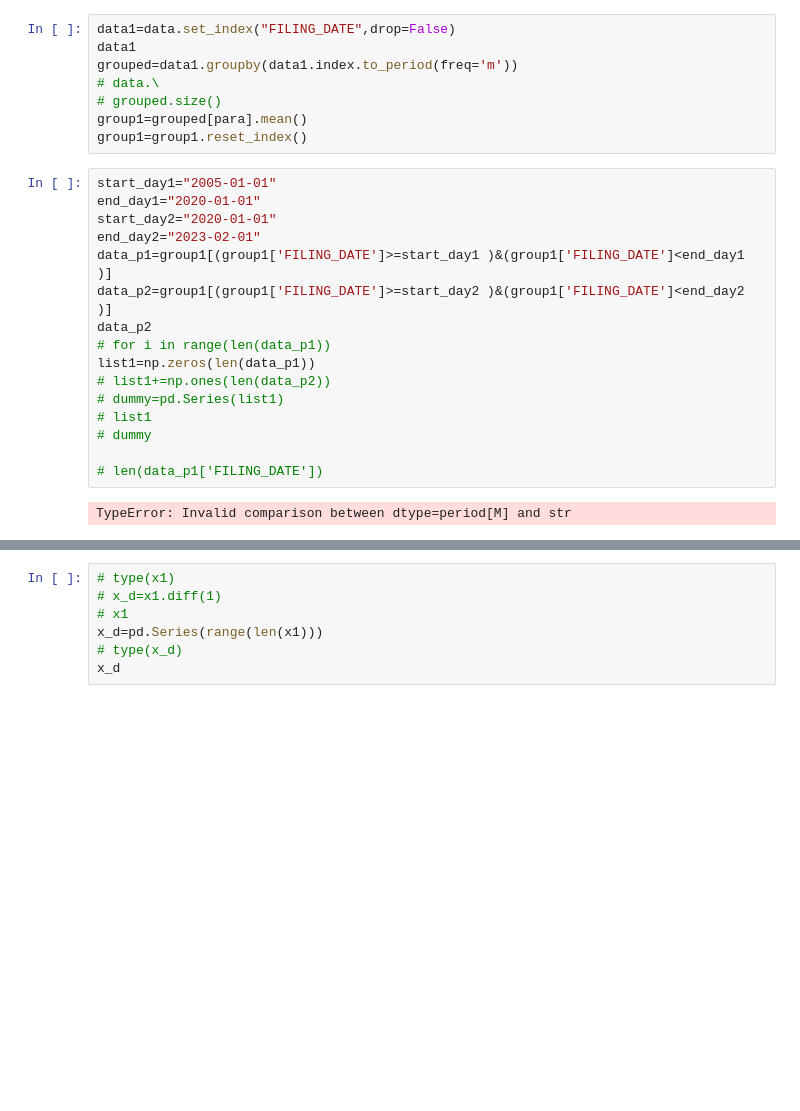
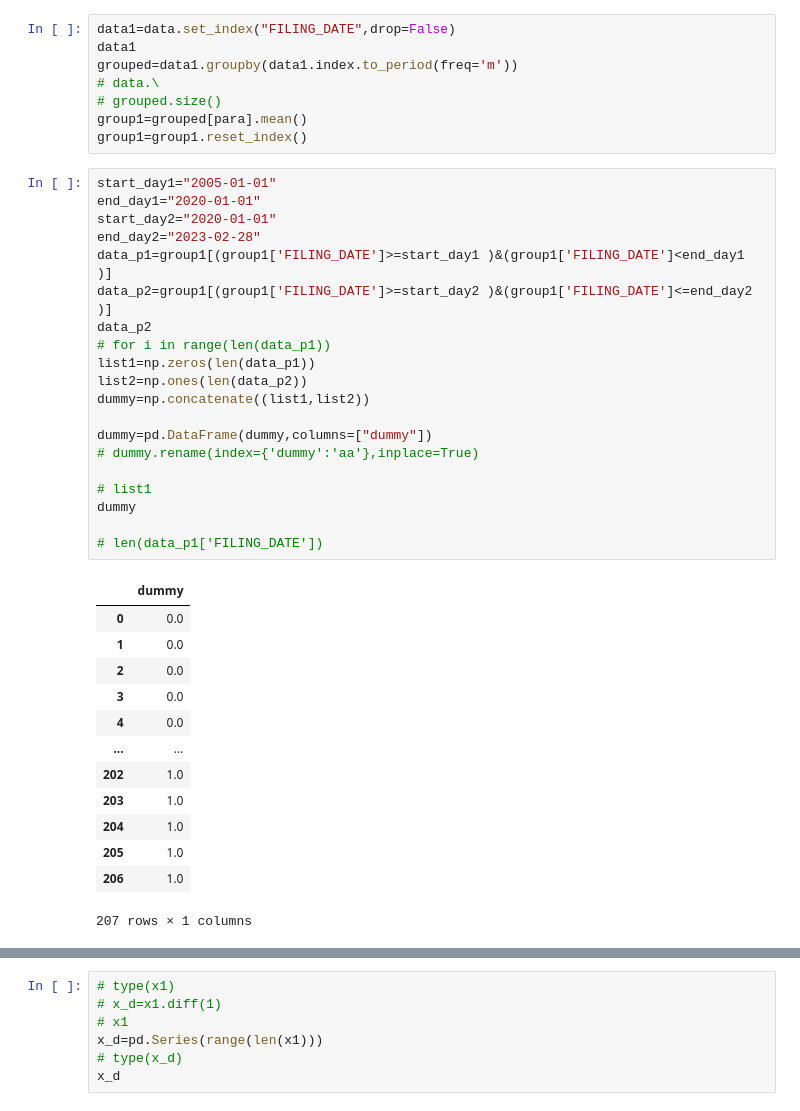
Before and after one commit to yggdrasilyuan/practicum, a Jupyter notebook: regression_time.ipynb, the cells around one changed output, grey strips where cells are left out. Saved outputs shown, nothing was run; the diff lists cells and outputs as text; blank space fills up the shorter version.

```diff
--- a/regression_time.ipynb
+++ b/regression_time.ipynb
@@ -47,21 +47,37 @@ group1=group1.reset_index()
 # %%
 start_day1="2005-01-01"
 end_day1="2020-01-01"
 start_day2="2020-01-01"
-end_day2="2023-02-01"
+end_day2="2023-02-28"
 data_p1=group1[(group1['FILING_DATE']>=start_day1 )&(group1['FILING_DATE']<end_day1 )]
-data_p2=group1[(group1['FILING_DATE']>=start_day2 )&(group1['FILING_DATE']<end_day2 )]
+data_p2=group1[(group1['FILING_DATE']>=start_day2 )&(group1['FILING_DATE']<=end_day2 )]
 data_p2
 # for i in range(len(data_p1))
 list1=np.zeros(len(data_p1))
-# list1+=np.ones(len(data_p2))
-# dummy=pd.Series(list1)
+list2=np.ones(len(data_p2))
+dummy=np.concatenate((list1,list2))
+
+dummy=pd.DataFrame(dummy,columns=["dummy"])
+# dummy.rename(index={'dummy':'aa'},inplace=True)
+
 # list1
-# dummy
+dummy
 
 # len(data_p1['FILING_DATE'])
 # %% [output]
+|  | dummy |
+| 0 | 0.0 |
+| 1 | 0.0 |
+| 2 | 0.0 |
+| 3 | 0.0 |
+| 4 | 0.0 |
+| ... | ... |
+| 202 | 1.0 |
+| 203 | 1.0 |
+| 204 | 1.0 |
+| 205 | 1.0 |
+| 206 | 1.0 |
-TypeError: Invalid comparison between dtype=period[M] and str
+207 rows × 1 columns
 # %%
 group1
 # grouped.size()
```
Also changed, not shown: parts of 2 cells of this notebook.
